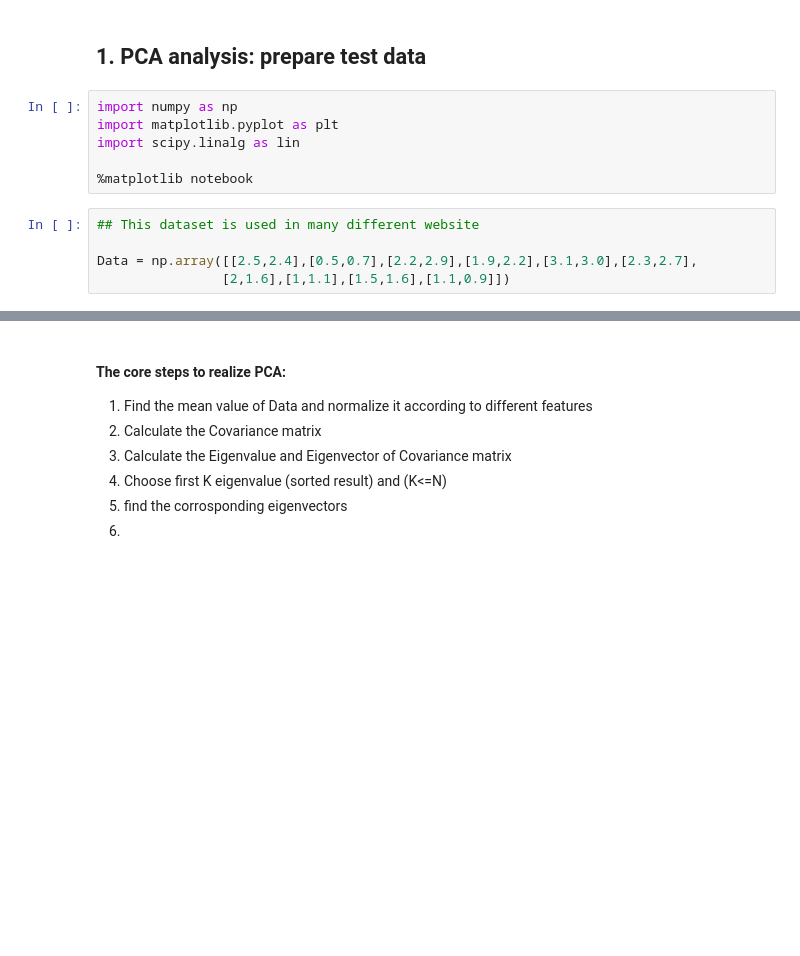
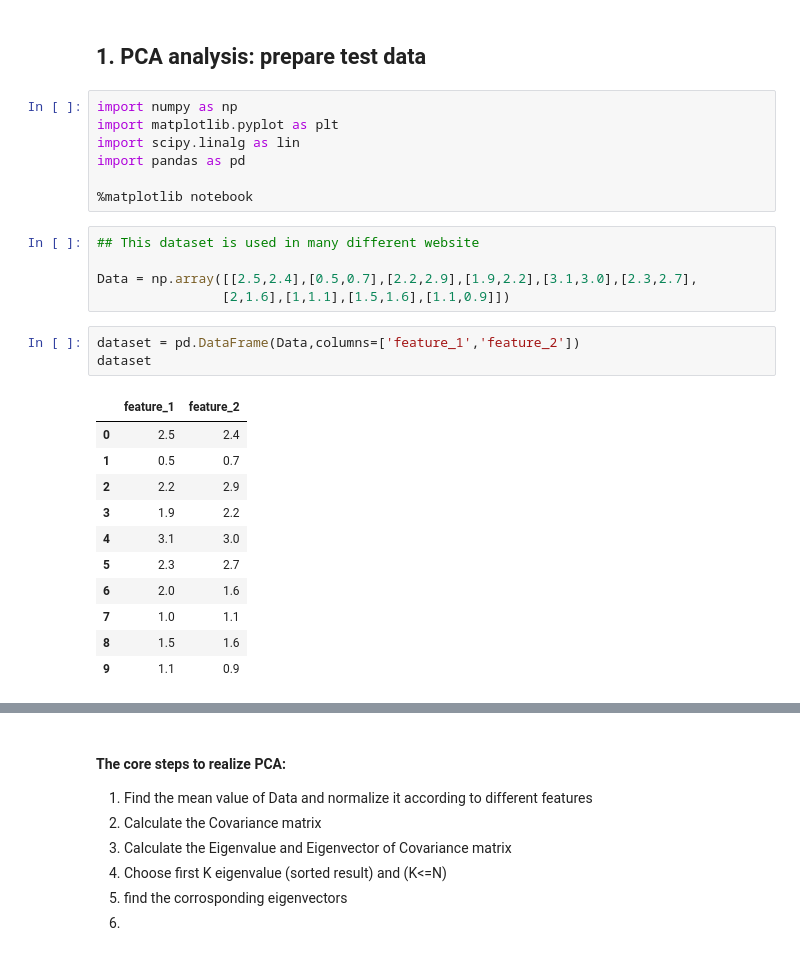
Before and after one commit to dangspin/My_ML, a Jupyter notebook: PCA_analysis.ipynb, the cells around one changed output, grey strips where cells are left out. Drawn from its saved outputs; the diff is of its cells as text; blank space fills up the shorter version.

Commit message:
add data visulize

```diff
--- a/PCA_analysis.ipynb
+++ b/PCA_analysis.ipynb
@@ -6,6 +6,7 @@
 import numpy as np
 import matplotlib.pyplot as plt
 import scipy.linalg as lin
+import pandas as pd
 
 %matplotlib notebook
 # %%
@@ -13,3 +14,18 @@ import scipy.linalg as lin
 
 Data = np.array([[2.5,2.4],[0.5,0.7],[2.2,2.9],[1.9,2.2],[3.1,3.0],[2.3,2.7],
                 [2,1.6],[1,1.1],[1.5,1.6],[1.1,0.9]])
+# %%
+dataset = pd.DataFrame(Data,columns=['feature_1','feature_2'])
+dataset
+# %% [output]
+|  | feature_1 | feature_2 |
+| 0 | 2.5 | 2.4 |
+| 1 | 0.5 | 0.7 |
+| 2 | 2.2 | 2.9 |
+| 3 | 1.9 | 2.2 |
+| 4 | 3.1 | 3.0 |
+| 5 | 2.3 | 2.7 |
+| 6 | 2.0 | 1.6 |
+| 7 | 1.0 | 1.1 |
+| 8 | 1.5 | 1.6 |
+| 9 | 1.1 | 0.9 |
```
Also changed, not shown: parts of 1 cell of this notebook.
